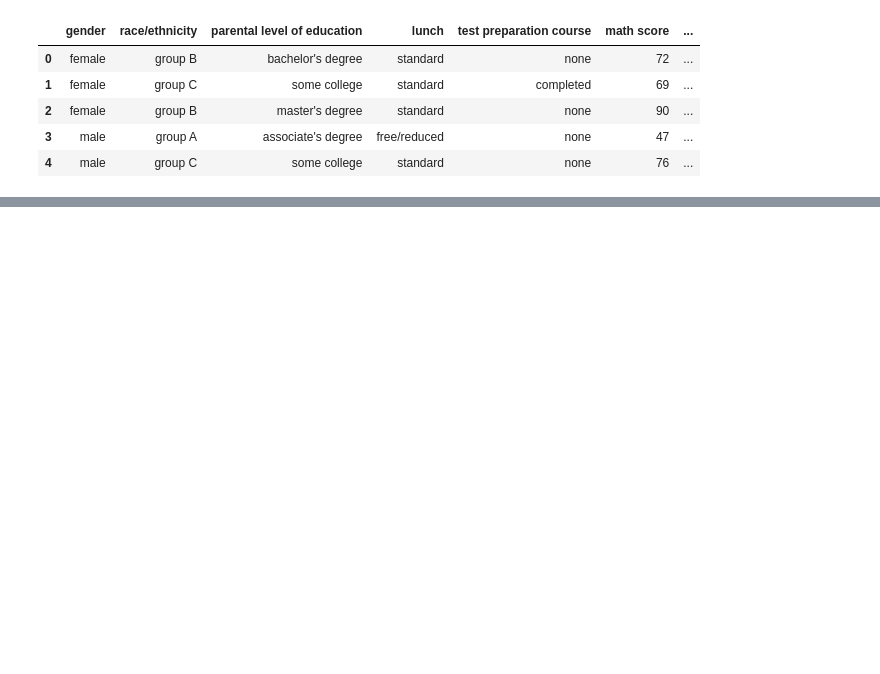
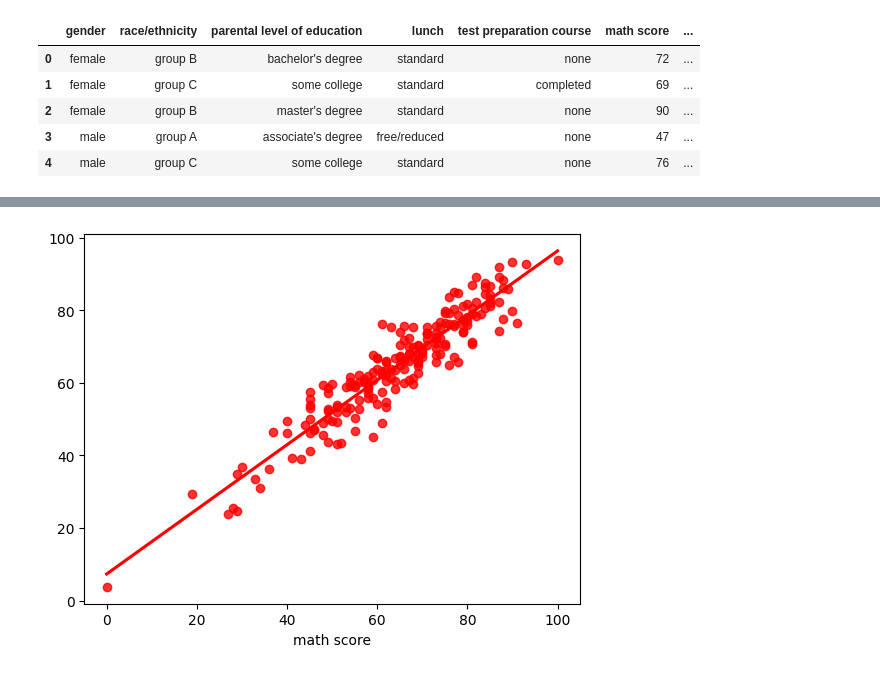
Before and after one commit to VeetiDewangan/ml_1, a Jupyter notebook: notebook/MODEL TRAINING.ipynb, the cells around one changed output, grey strips where cells are left out. Drawn from its saved outputs; the diff is of its cells as text; code cells hidden in the pictures; blank space fills up the shorter version.

```diff
--- a/notebook/MODEL TRAINING.ipynb
+++ b/notebook/MODEL TRAINING.ipynb
@@ -35,0 +215,4 @@ KeyError: "['math_score'] not found in axis"
+# %%
+sns.regplot(x=y_test,y=y_pred,ci=None,color ='red');
+# %% [output]
+[figure, added]
```
Also changed, not shown: parts of 16 cells of this notebook, 5 other files.
